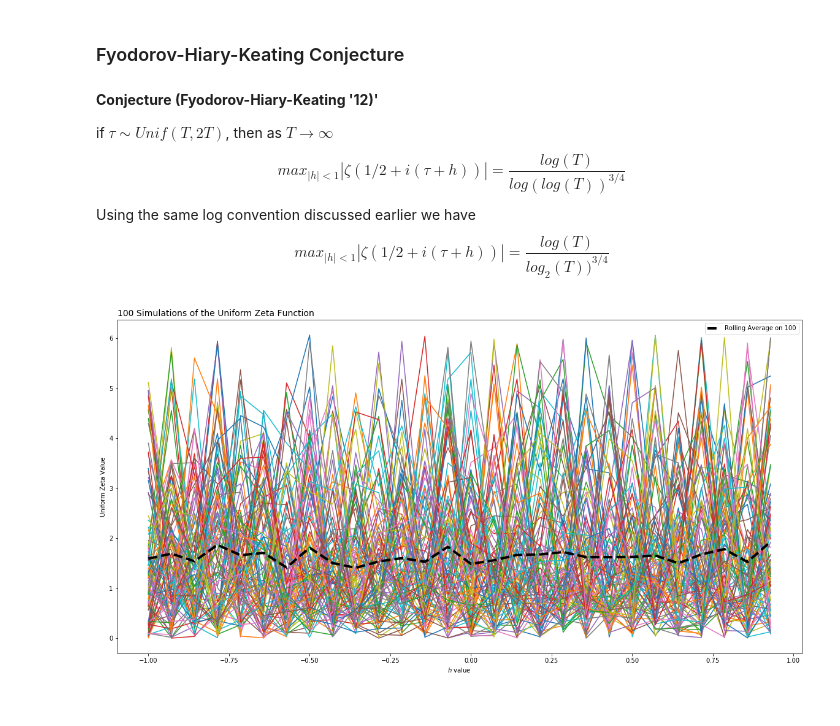
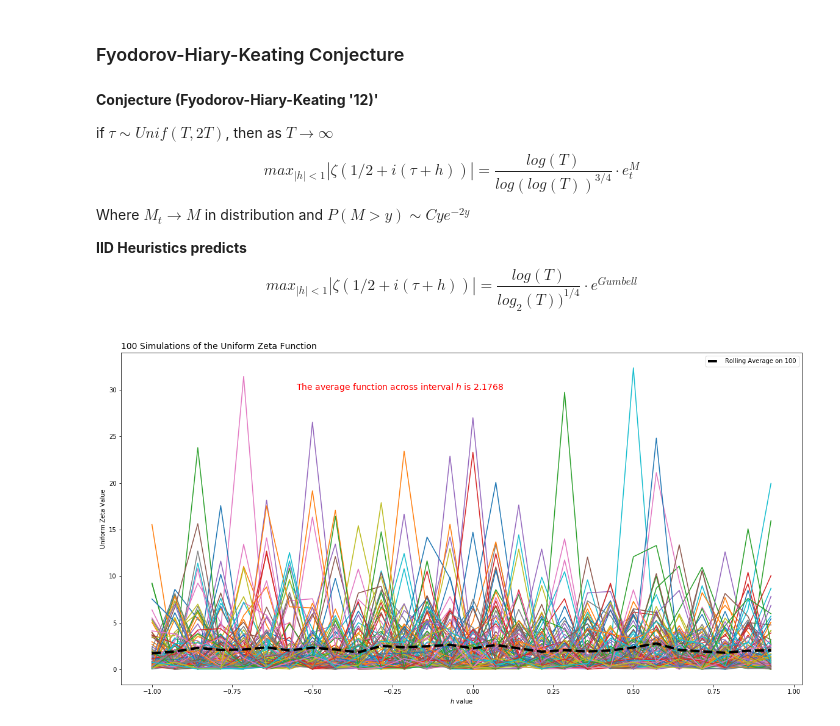
Before and after one commit to Raj9898/Random_Zeta, a Jupyter notebook: Zeta Function Simulation.ipynb, the cells around one changed output. Drawn from its saved outputs; the diff is of its cells as text; code cells hidden in the pictures.

```diff
--- a/Zeta Function Simulation.ipynb
+++ b/Zeta Function Simulation.ipynb
@@ -137,13 +137,14 @@ def zetaStochastic(double h, int T, nc.ndarray prime_list) -> double:
 
     cdef double ret_val = 0.0
     cdef int p = 0
+    cdef double upper = 2 * pi
 
     # filter the primes up to and including the value of T
     cdef nc.ndarray primes = prime_list[prime_list <= T]
 
     # itterate through the primes using the specified model
     for p in primes:
-        ret_val += 1/sqrt(p) * cos(uniform(0, 2*pi) - h*log(p))
+        ret_val += 1/sqrt(p) * cos(uniform(0, upper) - h*log(p))
 
     return ret_val
 # %%
@@ -319,9 +325,11 @@ plt.show()
 **Conjecture (Fyodorov-Hiary-Keating '12)'**
 
 if $\tau\sim Unif(T,2T)$, then as $T \rightarrow \infty$
-$$max_{|h|<1}|\zeta(1/2 + i(\tau +h))| = \frac{log(T)}{log(log(T))^{3/4}}$$
-Using the same log convention discussed earlier we have
-$$max_{|h|<1}|\zeta(1/2 + i(\tau +h))| = \frac{log(T)}{log_2(T))^{3/4}}$$
+$$max_{|h|<1}|\zeta(1/2 + i(\tau +h))| = \frac{log(T)}{log(log(T))^{3/4}}\cdot e^M_t$$
+Where $M_t \rightarrow M$ in distribution and $P(M>y)\sim Cye^{-2y}$
+
+**IID Heuristics predicts**
+$$max_{|h|<1}|\zeta(1/2 + i(\tau +h))| = \frac{log(T)}{log_2(T))^{1/4}}\cdot e^{Gumbell}$$
 # %%
 %%cython
 cimport numpy as nc
@@ -340,33 +348,37 @@ def zetaUniformNorm(int T, int h) -> double:
     :return: Returns an array of the normalized values for Zeta
     """
     cdef nc.complex128_t point = complex(0, 0)
+    cdef double upper = 2 * T
 
     # computing the Zeta function for a single point h for a given T
-    point = zeta(complex(real=0.5, imag=uniform(T, 2*T) + h))
+    point = zeta(complex(real=0.5, imag=uniform(T, upper) + h))
 
     return abs(point)
 # %%
-# value of T placed at 10^7 (ideally taken should be taken 10^15, 10^25, etc)
-T_uniform = int(1e6)
+# value of T placed at 10^6 (ideally taken should be taken 10^15, 10^25, etc)
+T_uniform = int(1e7)
 
 # create range interval of h from -1 to 1 (points at every 1/log(T))
 x_uniform=np.arange(-1,1,1/np.round(np.log(T_val)))
 # %%
 uniform_sims = 100
 # %%
-uniform_zeta = np.array([[zetaUniformNorm(T=100, h=H) for H in x_uniform] for _ in range(uniform_sims)])
+uniform_zeta = np.array([[zetaUniformNorm(T=T_uniform, h=H) for H in x_uniform] for _ in range(uniform_sims)])
 # %%
 plt.figure(figsize=(20,10))
 plt.title("{} Simulations of the Uniform Zeta Function".format(uniform_sims), loc='left', size=14)
 for i in uniform_zeta:
     plt.plot(x_uniform, i)
 plt.plot(x_uniform, np.average(uniform_zeta, axis=0), lw=4, color='black', label='Rolling Average on {}'.format(uniform_sims), ls='--')
+plt.text(-0.55, 30,
+         "The average function across interval $h$ is {}".format(round(np.average(np.average(uniform_zeta, axis=0)), 4)),
+         size=14, color='red')
 
 plt.ylabel('Uniform Zeta Value')
 plt.xlabel('$h$ value')
 plt.legend()
 plt.show()
 # %% [output]
-[figure, old version]
+[figure, new version]
 # %%
 # computes the max of the stochastic zeta function
```
Also changed, not shown: parts of 9 cells of this notebook, 1 other file.
